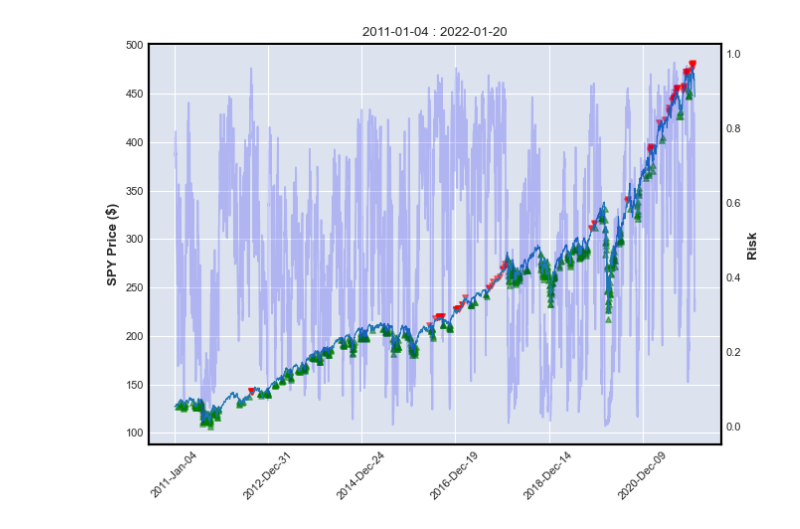
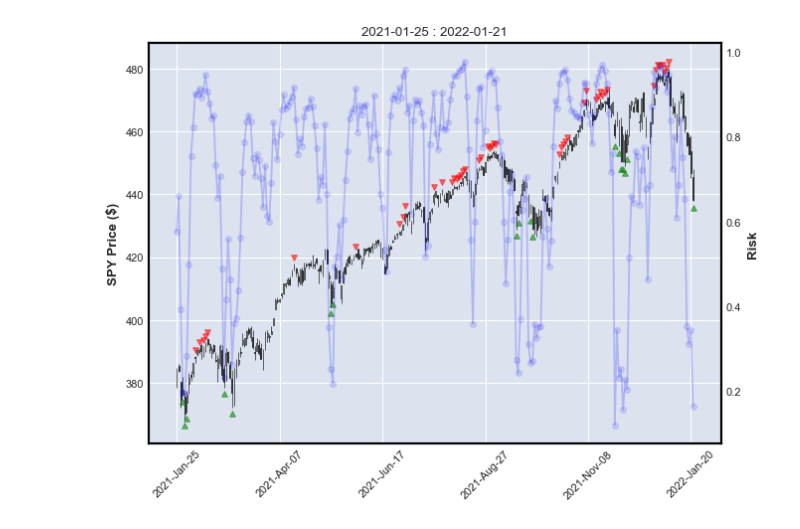
Before and after one commit to Mohammad-Rahmati/QRM_barometer, a Jupyter notebook: Main.ipynb, the cells around one changed output. Saved outputs shown, nothing was run; the diff lists cells and outputs as text; code cells hidden in the pictures.

```diff
--- a/Main.ipynb
+++ b/Main.ipynb
@@ -24,39 +24,40 @@ data
 # %%
-ticker = 'spy'
-df = data.iloc[:].copy()
+df = data.iloc[-252:].copy()
 
 signal = df.barometer.map(lambda x: x < 0.3)
 indx_list = signal[signal == True].index
 df_signal_up = pd.DataFrame()
 df_signal_up.index = signal.index
 df_signal_up['value'] = np.NaN
 for indx in indx_list:
-    df_signal_up.loc[indx] = df.loc[indx]['{}_l'.format(ticker)] * 0.995
+    df_signal_up.loc[indx] = df.loc[indx]['spy_l'] * 0.995
 
 signal = df.barometer.map(lambda x: x > 0.90)
 indx_list = signal[signal == True].index
 df_signal_down = pd.DataFrame()
 df_signal_down.index = signal.index
 df_signal_down['value'] = np.NaN
 for indx in indx_list:
-    df_signal_down.loc[indx] = df.loc[indx]['{}_h'.format(ticker)] * 1.005
+    df_signal_down.loc[indx] = df.loc[indx]['spy_h'] * 1.005
 
 apds = [
     mpf.make_addplot(df_signal_up,type='scatter',markersize=15,color = 'green',alpha = 0.5, marker='^'),
     mpf.make_addplot(df_signal_down,type='scatter',markersize=15,color = 'red',alpha = 0.5, marker='v'),
     mpf.make_addplot(df.barometer, type='line', alpha = 0.2, color = 'blue', ylabel = 'Risk'),
+    mpf.make_addplot(df.barometer, type='scatter', alpha = 0.1, color = 'blue', ylabel = 'Risk'),
+
 
     ]
 
 mpf.plot(
-            df.rename(columns={"{}_o".format(ticker): "Open", "{}_h".format(ticker): "High",
-                                       "{}_l".format(ticker): "Low", "{}_c".format(ticker): "Close"}),
-            type='line',
+            df.rename(columns={"spy_o": "Open", "spy_h": "High",
+                                       "spy_l": "Low", "spy_c": "Close"}),
+            type='candle',
             ylabel='SPY Price ($)',
             addplot=apds,
             figscale=1,
             style = mpf.make_mpf_style(base_mpf_style='default', rc={'font.size':8}),
             axtitle='{} : {}'.format(str(df.index[0])[:10], str(df.index[-1])[:10]),
          )
 # %% [output]
-[figure, old version]
+[figure, new version]
```
Also changed, not shown: parts of 4 cells of this notebook, 1 other file.
